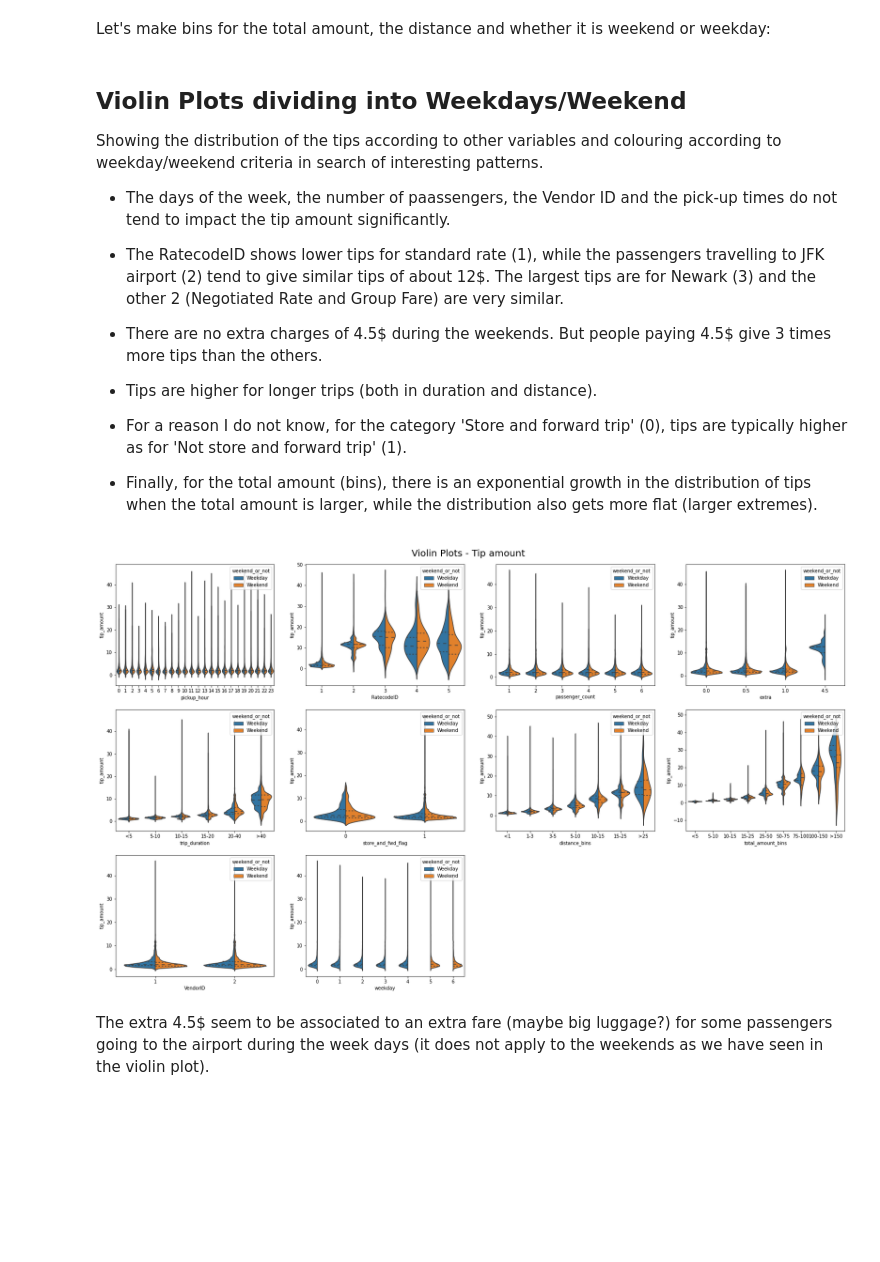
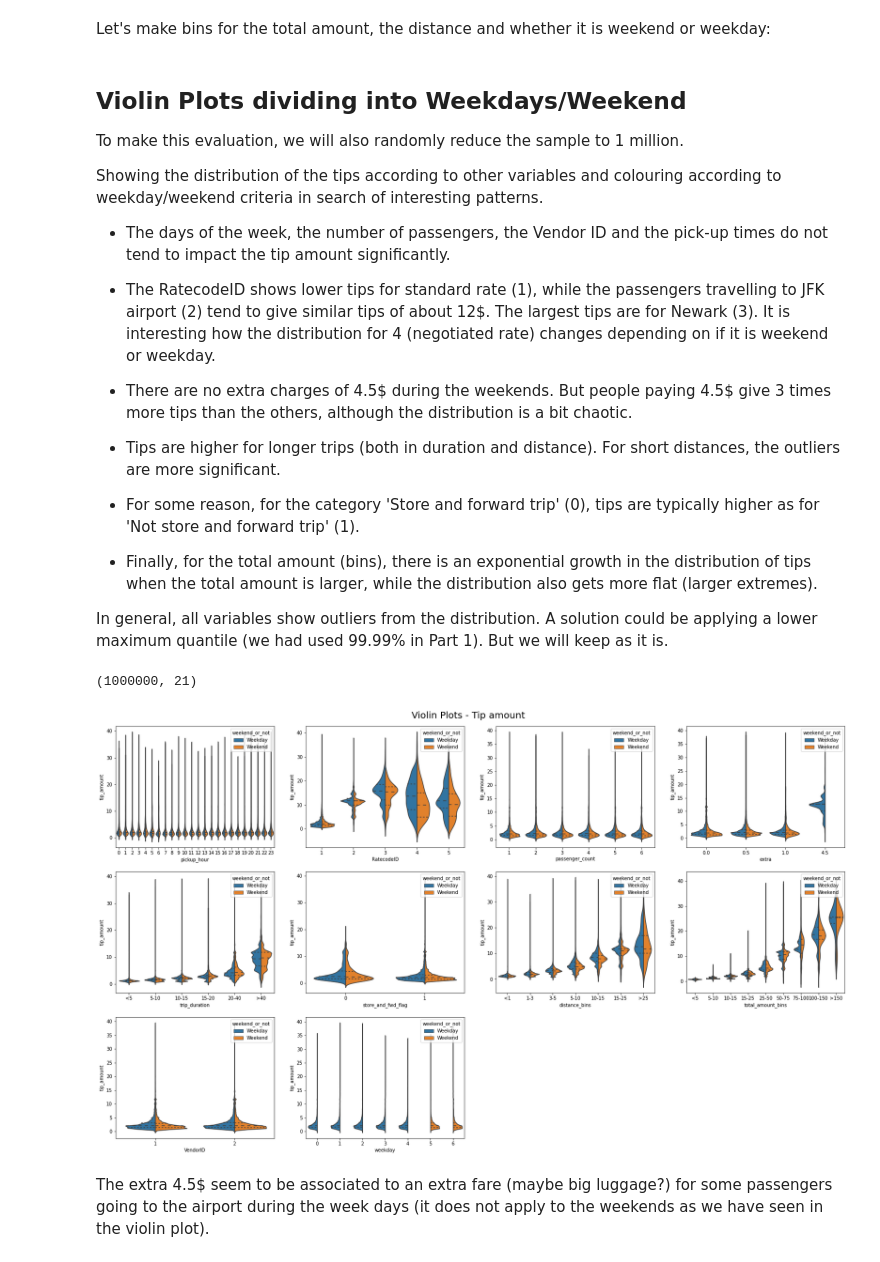
Before and after one commit to rcruzgar/taxi_tips, a Jupyter notebook: Data_Summary.ipynb, the cells around one changed output. Saved outputs shown, nothing was run; the diff lists cells and outputs as text; code cells hidden in the pictures; blank space fills up the shorter version.

```diff
--- a/Data_Summary.ipynb
+++ b/Data_Summary.ipynb
@@ -148,46 +133,55 @@ plt.show()
 Let's make bins for the total amount, the distance and whether it is weekend or weekday:
 # %%
 bins = np.array([0,5,10,15,25,50,75,100,150,190])
-df2['total_amount_bins'] = pd.cut(df2.total_amount,bins,labels=['<5', '5-10', '10-15', '15-25', '25-50', '50-75', '75-100', '100-150', '>150'])
+df['total_amount_bins'] = pd.cut(df.total_amount,bins,labels=['<5', '5-10', '10-15', '15-25', '25-50', '50-75', '75-100', '100-150', '>150'])
 # %%
 bins = np.array([0,1,3,5,10,15,25,60])
-df2['distance_bins'] = pd.cut(df2.trip_distance,bins,labels=['<1', '1-3', '3-5', '5-10', '10-15', '15-25', '>25'])
+df['distance_bins'] = pd.cut(df.trip_distance,bins,labels=['<1', '1-3', '3-5', '5-10', '10-15', '15-25', '>25'])
 # %%
 bins = np.array([-1,4,6])
-df2['weekend_or_not'] = pd.cut(df2.weekday,bins,labels=['Weekday', 'Weekend'])
+df['weekend_or_not'] = pd.cut(df.weekday,bins,labels=['Weekday', 'Weekend'])
 # %% [markdown]
 ## **Violin Plots dividing into Weekdays/Weekend**
 
+To make this evaluation, we will also randomly reduce the sample to 1 million.
+
 Showing the distribution of the tips according to other variables and colouring according to weekday/weekend criteria in search of interesting patterns.
 
-* The days of the week, the number of paassengers, the Vendor ID and the pick-up times do not tend to impact the tip amount significantly.
+* The days of the week, the number of passengers, the Vendor ID and the pick-up times do not tend to impact the tip amount significantly.
 
-* The RatecodeID shows lower tips for standard rate (1), while the passengers travelling to JFK airport (2) tend to give similar tips of about 12$. The largest tips are for Newark (3) and the other 2 (Negotiated Rate and Group Fare) are very similar.
+* The RatecodeID shows lower tips for standard rate (1), while the passengers travelling to JFK airport (2) tend to give similar tips of about 12$. The largest tips are for Newark (3). It is interesting how the distribution for 4 (negotiated rate) changes depending on if it is weekend or weekday.
 
-* There are no extra charges of 4.5\$ during the weekends. But people paying 4.5\$ give 3 times more tips than the others.
+* There are no extra charges of 4.5\$ during the weekends. But people paying 4.5\$ give 3 times more tips than the others, although the distribution is a bit chaotic.
 
-* Tips are higher for longer trips (both in duration and distance).
+* Tips are higher for longer trips (both in duration and distance). For short distances, the outliers are more significant.
 
-* For a reason I do not know, for the category 'Store and forward trip' (0), tips are typically higher as for 'Not store and forward trip' (1).
+* For some reason, for the category 'Store and forward trip' (0), tips are typically higher as for 'Not store and forward trip' (1).
 
 * Finally, for the total amount (bins), there is an exponential growth in the distribution of tips when the total amount is larger, while the distribution also gets more flat (larger extremes).
+
+In general, all variables show outliers from the distribution. A solution could be applying a lower maximum quantile (we had used 99.99% in Part 1). But we will keep as it is.
+# %%
+df3 = resample(df, n_samples = 1000000, random_state=0)
+df3.shape
+# %% [output]
+(1000000, 21)
 # %%
 columns_for_violin = ['pickup_hour', 'RatecodeID', 'passenger_count', 'extra', 'trip_duration',
                       'store_and_fwd_flag', 'distance_bins', 'total_amount_bins',
                       'VendorID', 'weekday']
 
 fig1 = plt.figure(figsize=(28,22))
 index = 0
 for var in columns_for_violin:
   index += 1
   ax = fig1.add_subplot(4, 4, index)
-  sns.violinplot(x=var, y='tip_amount', hue='weekend_or_not',data=df2,
+  sns.violinplot(x=var, y='tip_amount', hue='weekend_or_not',data=df3,
                  split=True,inner='quartile')
 
 fig1.suptitle('Violin Plots - Tip amount', size=20, y=0.9)
 plt.show()
 # %% [output]
-[figure, old version]
+[figure, new version]
 # %% [markdown]
 The extra 4.5$ seem to be associated to an extra fare (maybe big luggage?) for some passengers going to the airport during the week days (it does not apply to the weekends as we have seen in the violin plot).
 # %%
```
Also changed, not shown: parts of 28 cells of this notebook, 3 other files.
